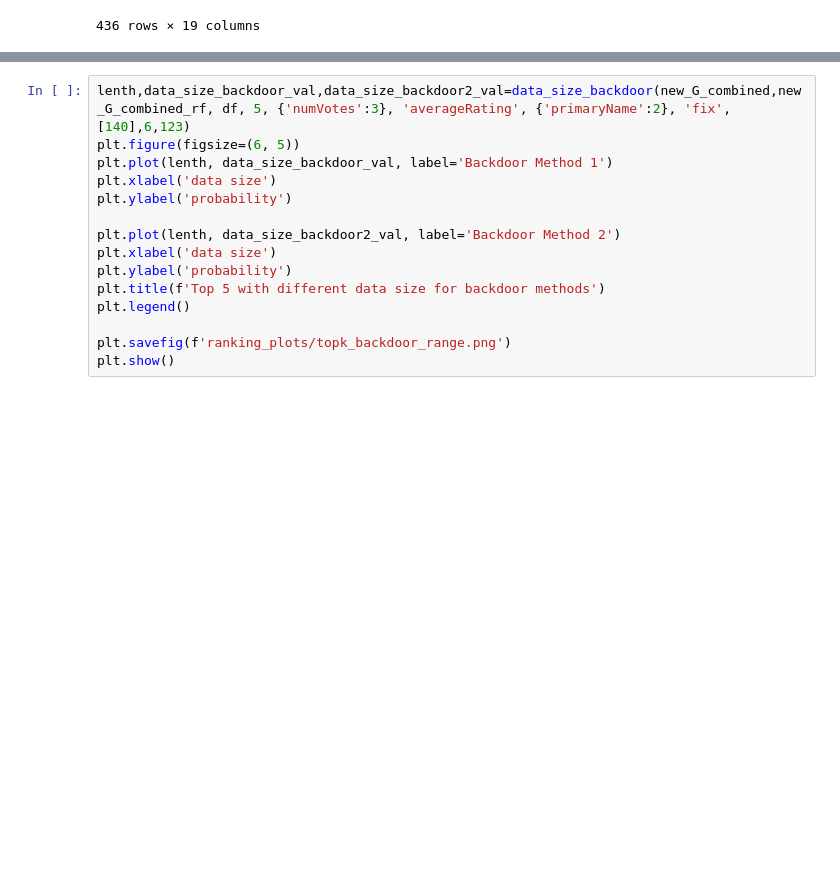
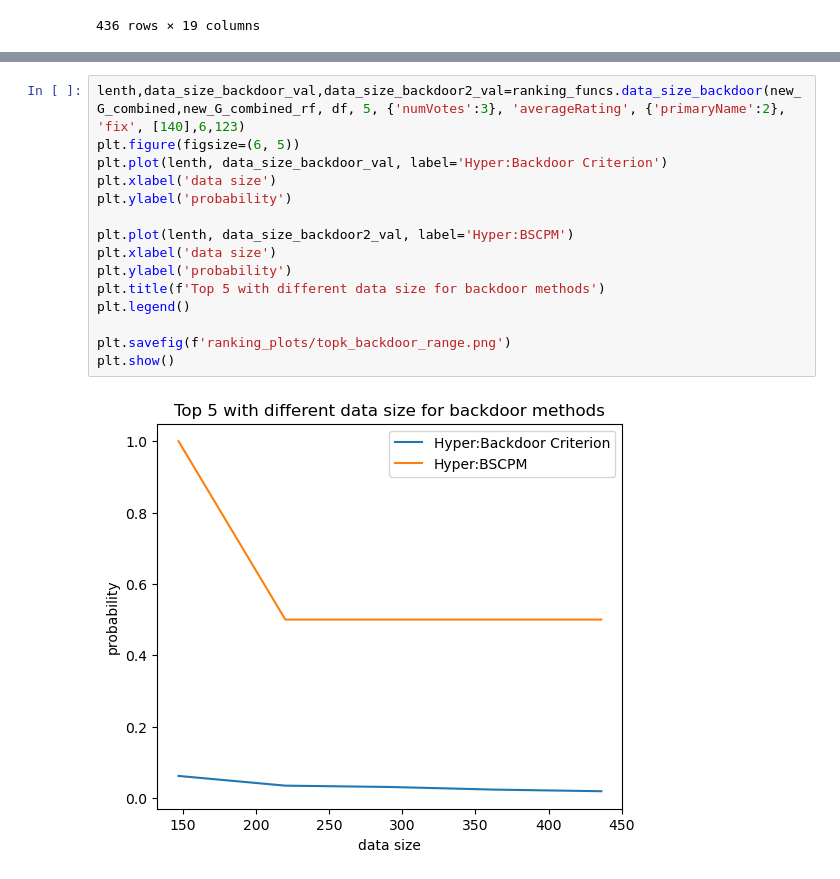
Before and after one commit to sainyam/Hyper-Code, a Jupyter notebook: ranking_query/imdb_redo.ipynb, the cells around one changed output, grey strips where cells are left out. Drawn from its saved outputs; the diff is of its cells as text; blank space fills up the shorter version.

```diff
--- a/ranking_query/imdb_redo.ipynb
+++ b/ranking_query/imdb_redo.ipynb
@@ -343,17 +343,19 @@ KeyboardInterrupt:
 # %%
-lenth,data_size_backdoor_val,data_size_backdoor2_val=data_size_backdoor(new_G_combined,new_G_combined_rf, df, 5, {'numVotes':3}, 'averageRating', {'primaryName':2}, 'fix', [140],6,123)
+lenth,data_size_backdoor_val,data_size_backdoor2_val=ranking_funcs.data_size_backdoor(new_G_combined,new_G_combined_rf, df, 5, {'numVotes':3}, 'averageRating', {'primaryName':2}, 'fix', [140],6,123)
 plt.figure(figsize=(6, 5))
-plt.plot(lenth, data_size_backdoor_val, label='Backdoor Method 1')
+plt.plot(lenth, data_size_backdoor_val, label='Hyper:Backdoor Criterion')
 plt.xlabel('data size')
 plt.ylabel('probability')
 
-plt.plot(lenth, data_size_backdoor2_val, label='Backdoor Method 2')
+plt.plot(lenth, data_size_backdoor2_val, label='Hyper:BSCPM')
 plt.xlabel('data size')
 plt.ylabel('probability')
 plt.title(f'Top 5 with different data size for backdoor methods')
 plt.legend()
 
 plt.savefig(f'ranking_plots/topk_backdoor_range.png')
 plt.show()
+# %% [output]
+[figure, added]
 # %%
 var=['numVotes']
```
Also changed, not shown: parts of 18 cells of this notebook, 11 other files.
